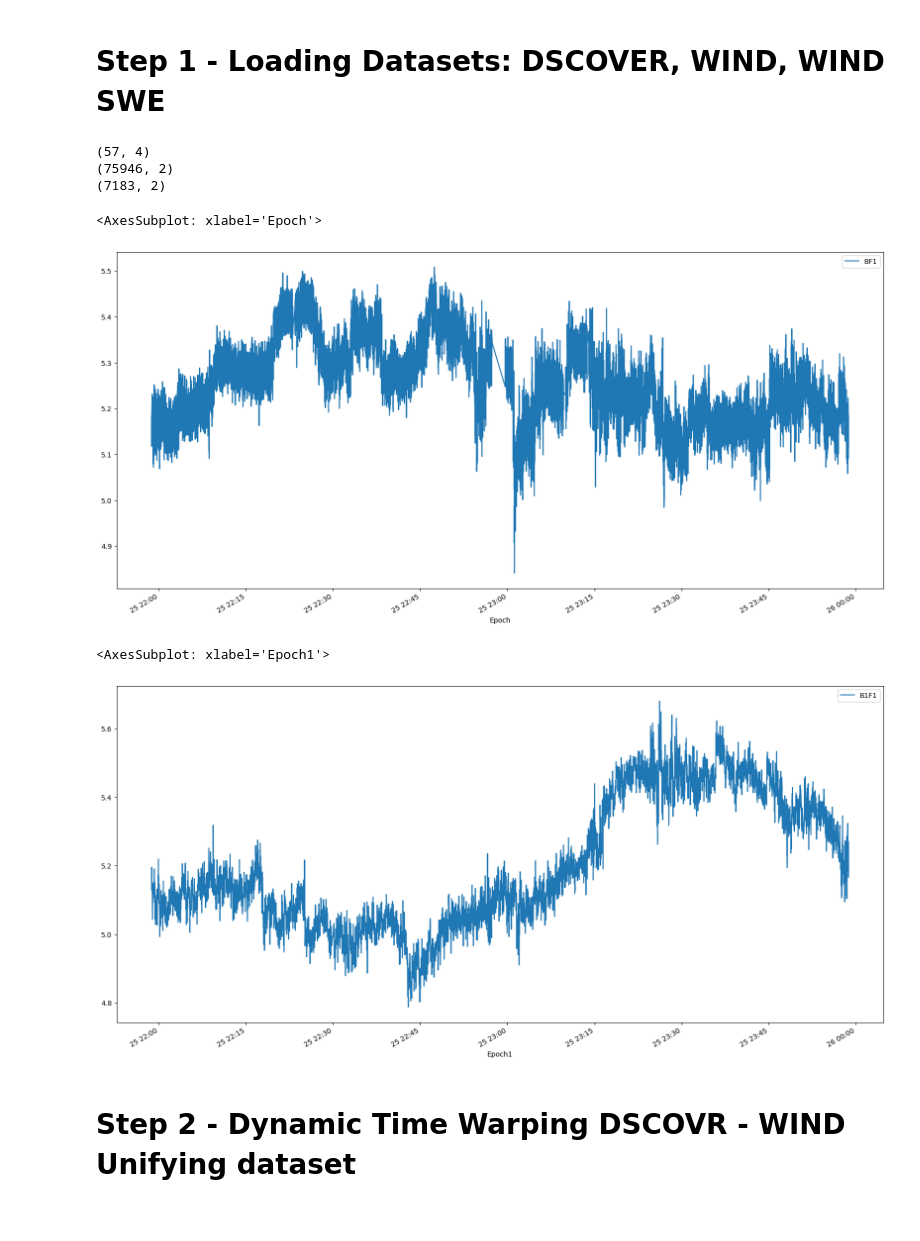
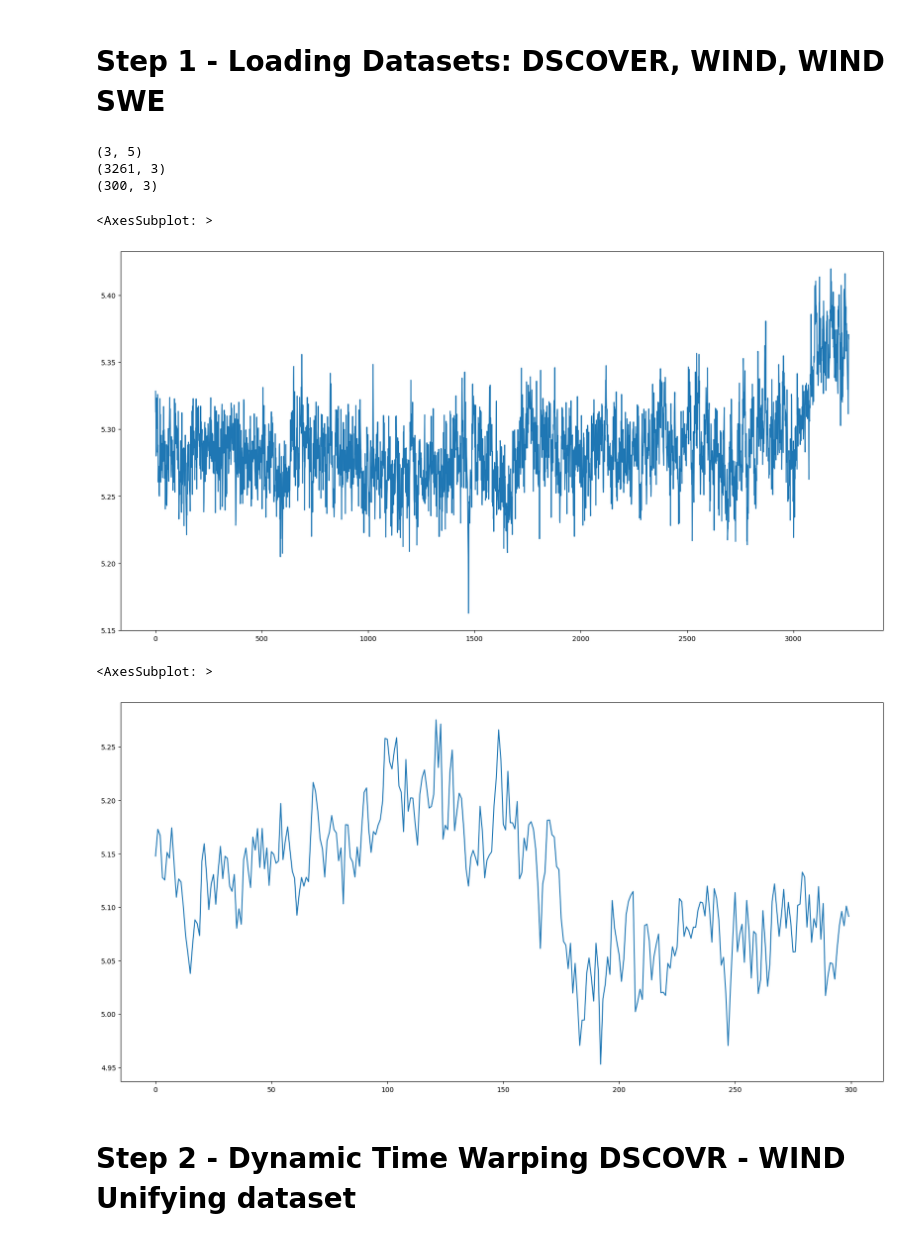
Before and after one commit to loluf/NASA_INTERESTELLAR_ARTOIS, a Jupyter notebook: NASA.ipynb, the cells around one changed output. Cells and saved outputs as stored; diff of their text form; code cells hidden in the pictures.

```diff
--- a/NASA.ipynb
+++ b/NASA.ipynb
@@ -17,7 +17,7 @@ Importing the dtw module. When using in academic works please cite:
 # Step 1 - Loading Datasets: DSCOVER, WIND, WIND SWE
 # %%
 vars_wind = ['BF1','BGSM','BGSE']
-time = ['2022-08-25T21:58:45.000Z', '2022-08-25T23:58:45.000Z']
+time = ['2022-08-25T22:15:00.000Z', '2022-08-25T22:20:00.000Z']
 #time = ['2022-09-10T22:58:59.000Z', '2022-09-17T22:59:59.000Z']
 status_wind, data_wind = cdas.get_data('WI_H2_MFI', vars_wind, time[0], time[1])
 # %%
@@ -33,17 +33,17 @@ status, data_wind_swe = cdas.get_data('WI_H1_SWE', vars_wind_swe, time[0], time[
 wind_swe_values = 'Proton_V_moment','Proton_W_moment','Proton_Np_moment','Epoch'
 wind_swe = pd.DataFrame.from_dict(data_wind_swe[wind_swe_values])
 wind_swe['Epoch'] = pd.to_datetime(wind_swe.Epoch)
-wind_swe.set_index('Epoch', inplace = True)
+#wind_swe.set_index('Epoch', inplace = True)
 
 wind_values = 'BF1','Epoch'
 wind = pd.DataFrame.from_dict(data_wind[wind_values])
 wind['Epoch'] = pd.to_datetime(wind.Epoch)
-wind.set_index('Epoch', inplace = True)
+#wind.set_index('Epoch', inplace = True)
 
 dscovr_values = 'B1F1','Epoch1'
 dscovr = pd.DataFrame.from_dict(data_dscovr[dscovr_values])
 dscovr['Epoch1'] = pd.to_datetime(dscovr.Epoch1)
-dscovr.set_index('Epoch1', inplace = True)
+#dscovr.set_index('Epoch1', inplace = True)
 #dscovr.replace(-1.000000e+31, dscovr['B1F1'].median(), inplace=True)
 dscovr.loc[dscovr['B1F1'] == -1.000000e+31, 'B1F1'] = dscovr.loc[dscovr['B1F1'] != -1.000000e+31].median()
 dscovr.dropna(inplace=True)
@@ -52,19 +52,19 @@ print(wind_swe.reset_index().shape)
 print(wind.reset_index().shape)
 print(dscovr.reset_index().shape)
 # %% [output]
-(57, 4)
-(75946, 2)
-(7183, 2)
+(3, 5)
+(3261, 3)
+(300, 3)
 # %%
-wind.plot()
+wind.BF1.plot()
 # %% [output]
-<AxesSubplot: xlabel='Epoch'>
+<AxesSubplot: >
-[figure, old version]
+[figure, new version]
 # %%
-dscovr.plot()
+dscovr.B1F1.plot()
 # %% [output]
-<AxesSubplot: xlabel='Epoch1'>
+<AxesSubplot: >
-[figure, old version]
+[figure, new version]
 # %% [markdown]
 # Step 2 - Dynamic Time Warping DSCOVR - WIND Unifying dataset
 # %%
```
Also changed, not shown: parts of 28 cells of this notebook.
